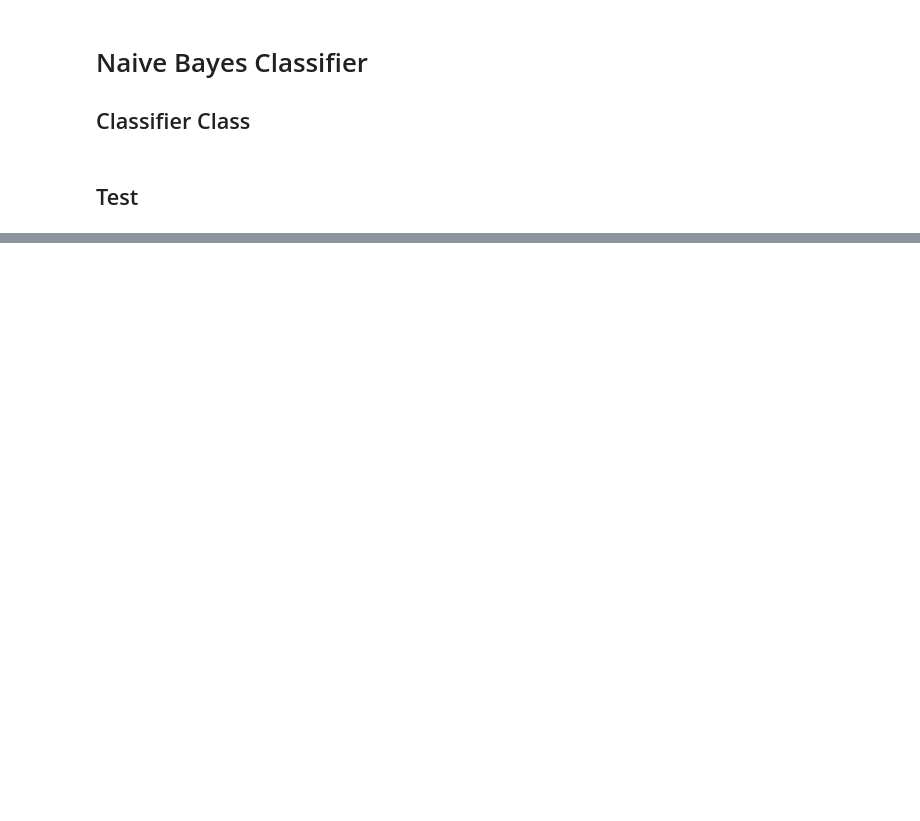
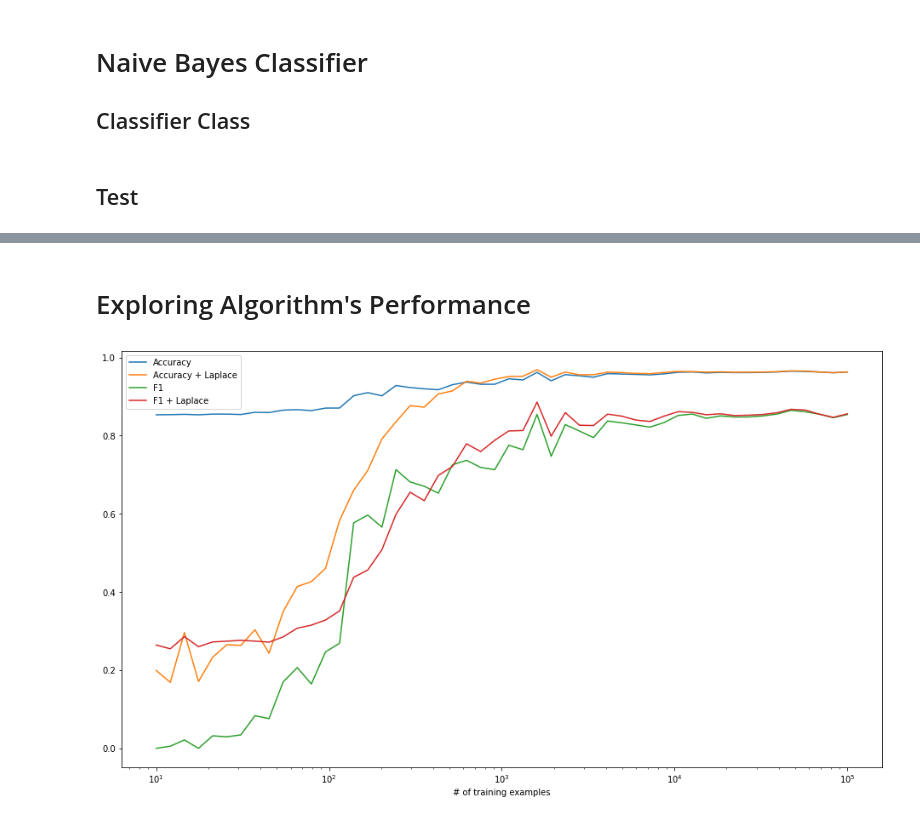
Before and after one commit to FreeLike76/StatisticalML, a Jupyter notebook: NaiveBayesClassifier.ipynb, the cells around one changed output, grey strips where cells are left out. Saved outputs shown, nothing was run; the diff lists cells and outputs as text; code cells hidden in the pictures; blank space fills up the shorter version.

```diff
--- a/NaiveBayesClassifier.ipynb
+++ b/NaiveBayesClassifier.ipynb
@@ -111,0 +116,38 @@ plt.show()
+# %% [markdown]
+# Exploring Algorithm's Performance
+# %%
+nbc = NaiveBayesClassifier(classes=CLASSES, n=N, high=HIGH, low=LOW, laplace=False)
+nbc_laplace = NaiveBayesClassifier(classes=CLASSES, n=N, high=HIGH, low=LOW, laplace=True)
+
+scores = {
+    "Accuracy": [],
+    "Accuracy + Laplace": [],
+    "F1": [],
+    "F1 + Laplace": []
+    }
+
+x_test, y_test = sample(5000)
+
+data_size = 10 ** np.linspace(1, 5, 50)
+for size in data_size:
+    x_train, y_train = sample(int(size))
+
+    nbc.fit(x_train, y_train)
+    y_predicted = nbc.predict(x_test)
+    scores["Accuracy"].append(accuracy_score(y_predicted, y_test))
+    scores["F1"].append(f1_score(y_predicted, y_test))
+
+    nbc_laplace.fit(x_train, y_train)
+    y_predicted = nbc_laplace.predict(x_test)
+    scores["Accuracy + Laplace"].append(accuracy_score(y_predicted, y_test))
+    scores["F1 + Laplace"].append(f1_score(y_predicted, y_test))
+# %%
+plt.figure(figsize=(16, 9))
+for name, array in scores.items():
+    plt.plot(data_size, array, label=name)
+plt.xscale("log")
+plt.xlabel("# of training examples")
+plt.legend()
+plt.show()
+# %% [output]
+[figure, added]
```
Also changed, not shown: parts of 7 cells of this notebook.
